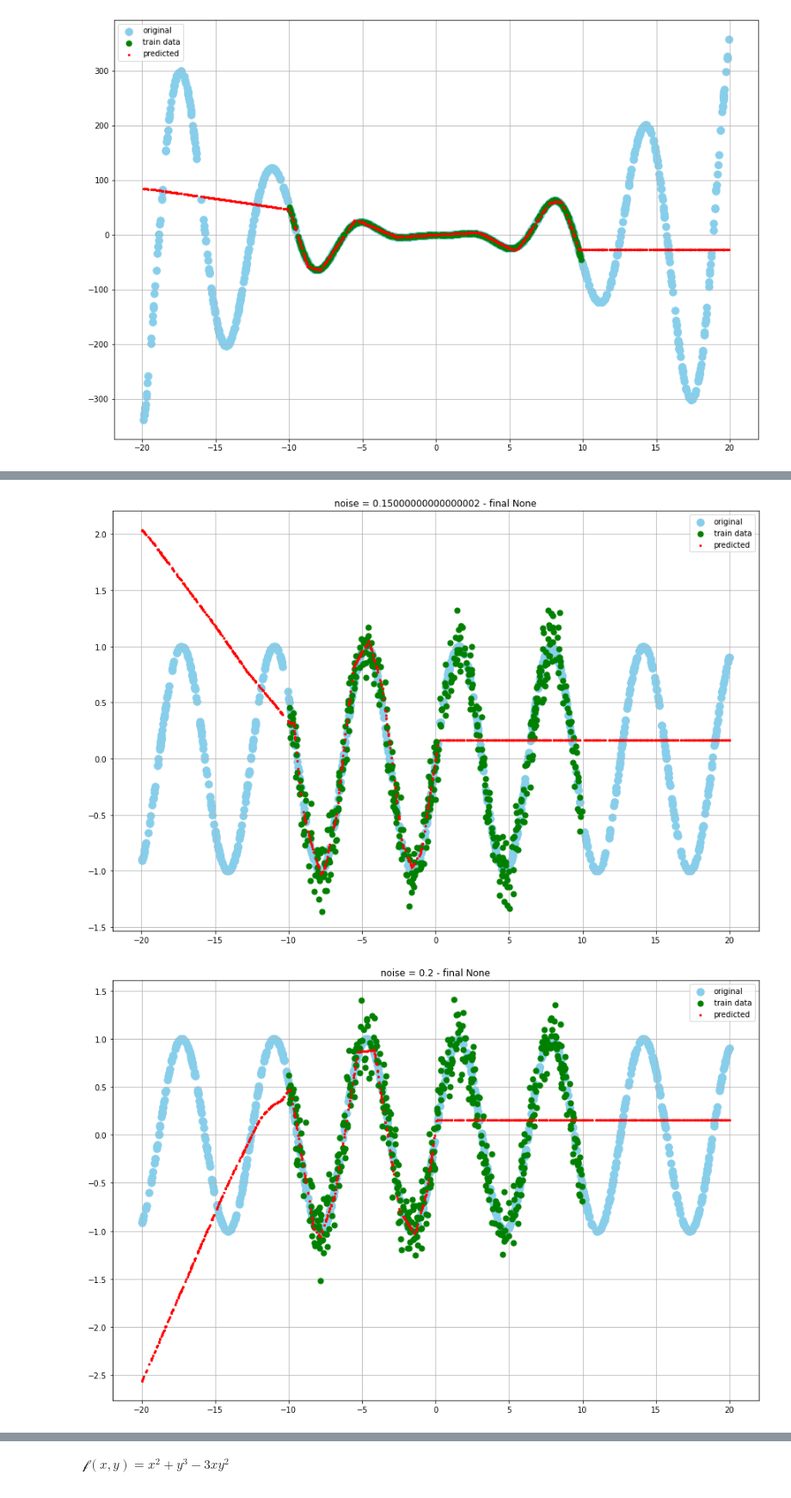
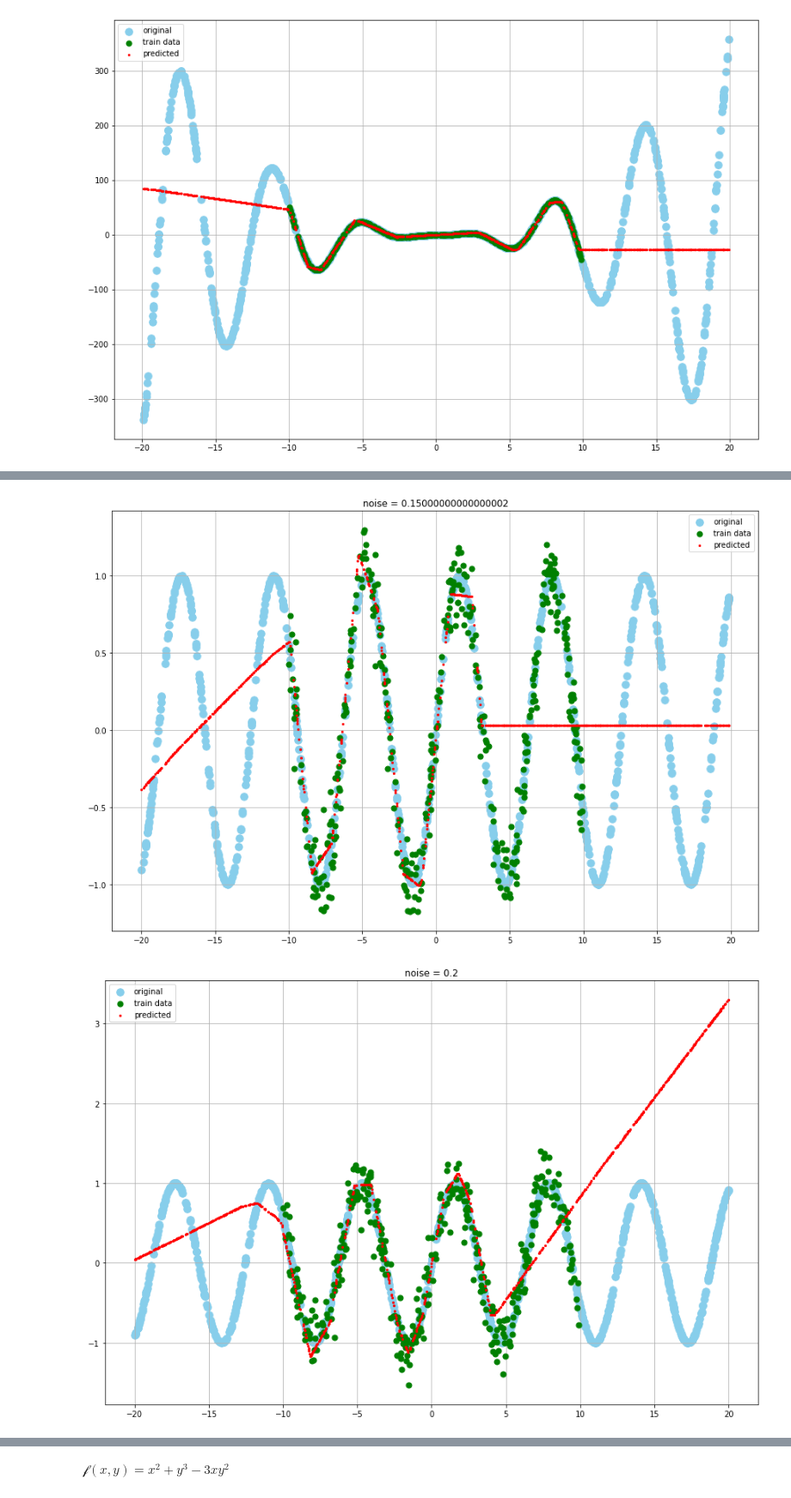
Before and after one commit to ahmadsalimi/AiProjects, a Jupyter notebook: 4. MlpNeuralNetworks/FunctionPrediction.ipynb, the cells around one changed output, grey strips where cells are left out. Shown at 86% size. Saved outputs shown, nothing was run; the diff lists cells and outputs as text; code cells hidden in the pictures.

Commit message:
update, almost done with function prediction

```diff
--- a/4. MlpNeuralNetworks/FunctionPrediction.ipynb
+++ b/4. MlpNeuralNetworks/FunctionPrediction.ipynb
@@ -208,8 +211,8 @@ learner.plot_result(np.random.uniform(-20, 20, (1000, 1)))
 # %%
 for noise in np.arange(0.05, 0.5, 0.05):
     print(f'start training on noise {noise}')
-    learner = FunctionLearner(function=lambda x: np.sin(x), data_size=500, train_domain_low=-10, train_domain_high=10, noise_sigma=noise, neurons=(25, 25))
-    learner.learn(2000)
-    learner.plot_result(np.random.uniform(-20, 20, (1000, 1)), f'noise = {noise} - final {loss}')
+    learner = FunctionLearner(function=lambda x: np.sin(x), data_size=400, train_domain_low=-10, train_domain_high=10, noise_sigma=noise, neurons=(25, 25))
+    learner.learn(3000)
+    learner.plot_result(np.random.uniform(-20, 20, (1000, 1)), f'noise = {noise}')
 # %% [output]
 start training on noise 0.05
@@ -235,2 +238,2 @@ epoch: 2000 - loss: 9.18736e-03
-[figure, old version]
+[figure, new version]
-[figure, old version]
+[figure, new version]
```
Also changed, not shown: parts of 2 cells of this notebook.
